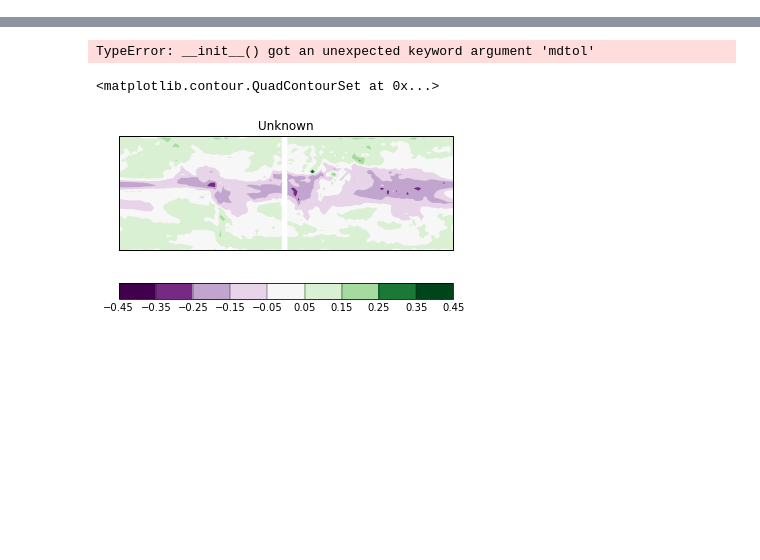
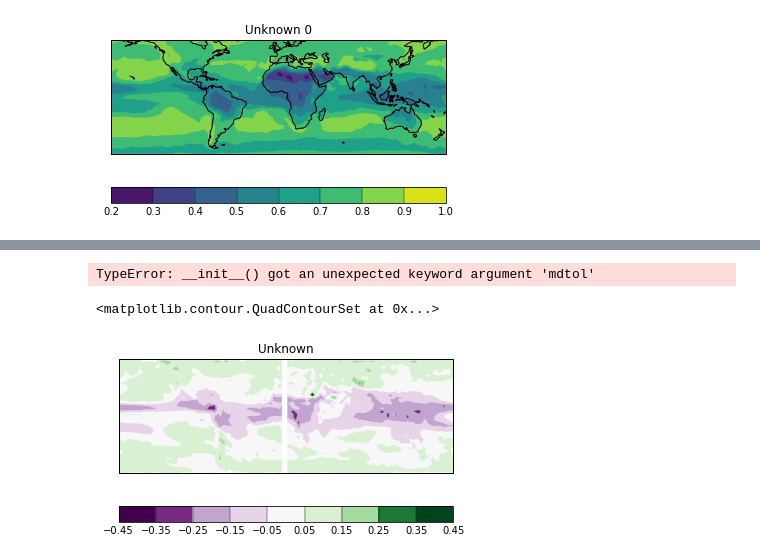
Before and after one commit to nick-klingaman/ASoP, a Jupyter notebook: ASoP-Coherence/asop_coherence_global_temporal_plotting.ipynb, the cells around one changed output, grey strips where cells are left out. Drawn from its saved outputs; the diff is of its cells as text; code cells hidden in the pictures; blank space fills up the shorter version.

```diff
--- a/ASoP-Coherence/asop_coherence_global_temporal_plotting.ipynb
+++ b/ASoP-Coherence/asop_coherence_global_temporal_plotting.ipynb
@@ -13,6 +36,9 @@ gpm_dict = get_asop_dict('GPM_IMERG')
 awi_summary_filename = awi_dict['desc']+'_asop_temporal_summary_wetseason1d24.nc'
 awi_temporal_summary = iris.load_cube(str(awi_dict['dir']/awi_summary_filename),'Temporal intermittency on-off metric based on 4 divisions (mean of all months in wet season)')
 awi_temporal_summary.long_name = 'Temporal coherence metric, 4 divisions, all months, 3hr - AWI'
-gpm_summary_filename = gpm_dict['desc']+'_asop_temporal_summary_wetseason1d24.nc'
-gpm_temporal_summary = iris.load_cube(str(gpm_dict['dir']/gpm_summary_filename),'Temporal intermittency on-off metric based on 4 divisions (mean of all months in wet season)')
-gpm_temporal_summary.long_name = 'Temporal coherence metric, 4 divisions, all months, 3hr - GPM_IMERG'
+#gpm_summary_filename = gpm_dict['desc']+'_asop_temporal_summary_wetseason1d24.nc'
+#gpm_temporal_summary = iris.load_cube(str(gpm_dict['dir']/gpm_summary_filename),'Temporal intermittency on-off metric based on 4 divisions (mean of all months in wet season)')
+#gpm_temporal_summary.long_name = 'Temporal coherence metric, 4 divisions, all months, 3hr - GPM_IMERG'
+# %%
+awi_autocorr_filename = awi_dict['desc']+'_asop_temporal_autocorr_wetseason1d24.nc'
+awi_autocorr = iris.load_cube(str(awi_dict['dir']/awi_autocorr_filename),'unknown_0')
@@ -18,0 +47,6 @@ gpm_temporal_summary.long_name = 'Temporal coherence metric, 4 divisions, all mo
+# %%
+qplt.contourf(awi_autocorr[1,:,:])
+plt.gca().coastlines()
+plt.show()
+# %% [output]
+[figure, added]
```
Also changed, not shown: parts of 6 cells of this notebook, 2 other files.
